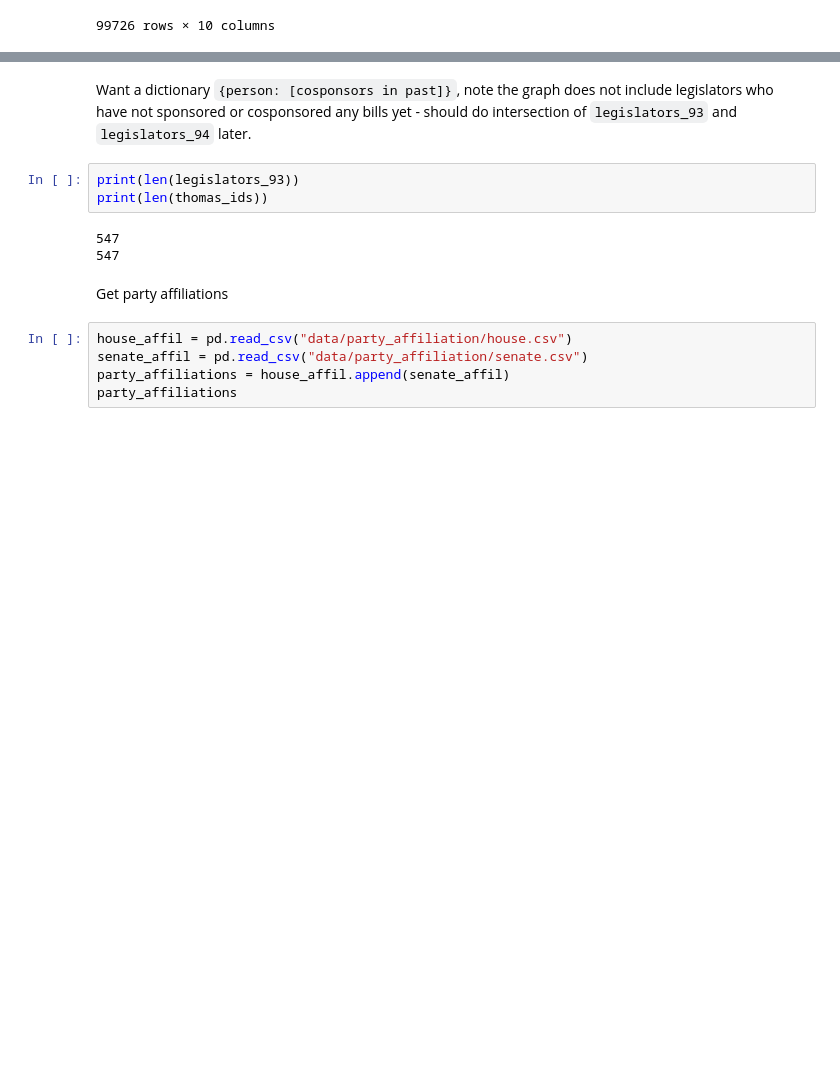
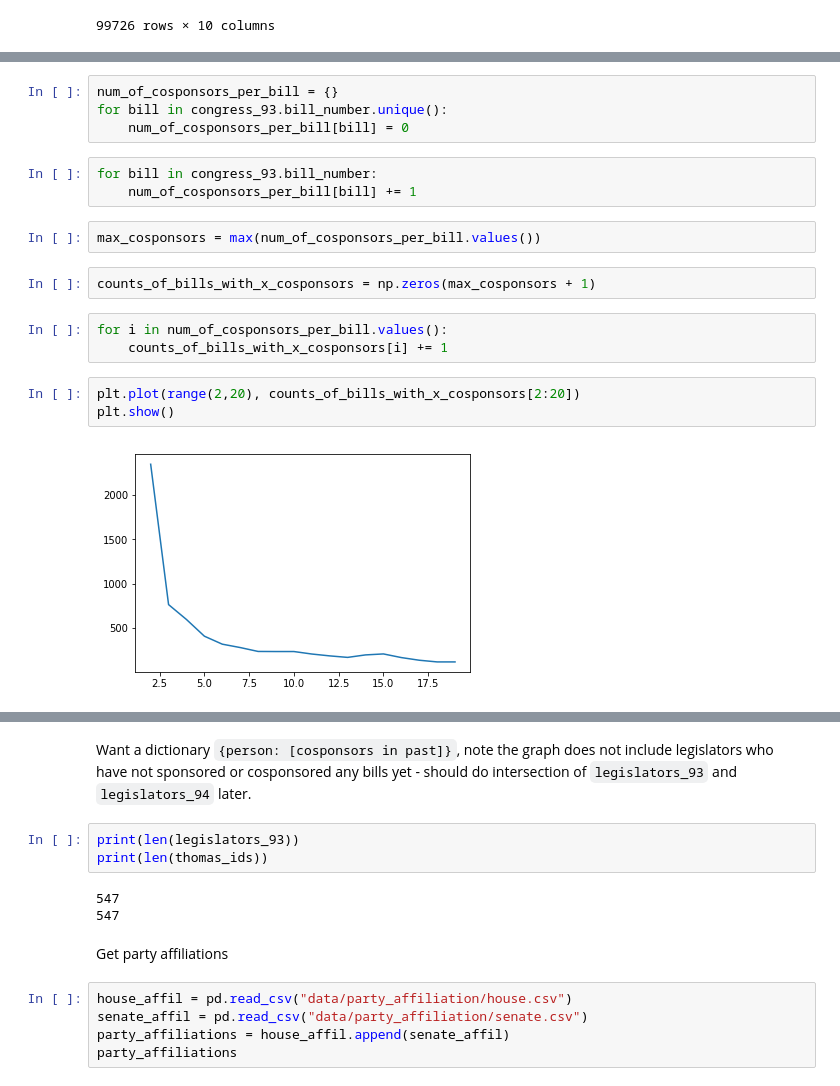
Before and after one commit to emmaling27/networks-research, a Jupyter notebook: bill_cosponsorship_analysis.ipynb, the cells around one changed output, grey strips where cells are left out. Saved outputs shown, nothing was run; the diff lists cells and outputs as text; blank space fills up the shorter version.

Commit message:
histogram

```diff
--- a/bill_cosponsorship_analysis.ipynb
+++ b/bill_cosponsorship_analysis.ipynb
@@ -29,0 +32,19 @@ congress_93
+# %%
+num_of_cosponsors_per_bill = {}
+for bill in congress_93.bill_number.unique():
+    num_of_cosponsors_per_bill[bill] = 0
+# %%
+for bill in congress_93.bill_number:
+    num_of_cosponsors_per_bill[bill] += 1
+# %%
+max_cosponsors = max(num_of_cosponsors_per_bill.values())
+# %%
+counts_of_bills_with_x_cosponsors = np.zeros(max_cosponsors + 1)
+# %%
+for i in num_of_cosponsors_per_bill.values():
+    counts_of_bills_with_x_cosponsors[i] += 1
+# %%
+plt.plot(range(2,20), counts_of_bills_with_x_cosponsors[2:20])
+plt.show()
+# %% [output]
+[figure, added]
```
Also changed, not shown: parts of 8 cells of this notebook, 1 other file.
